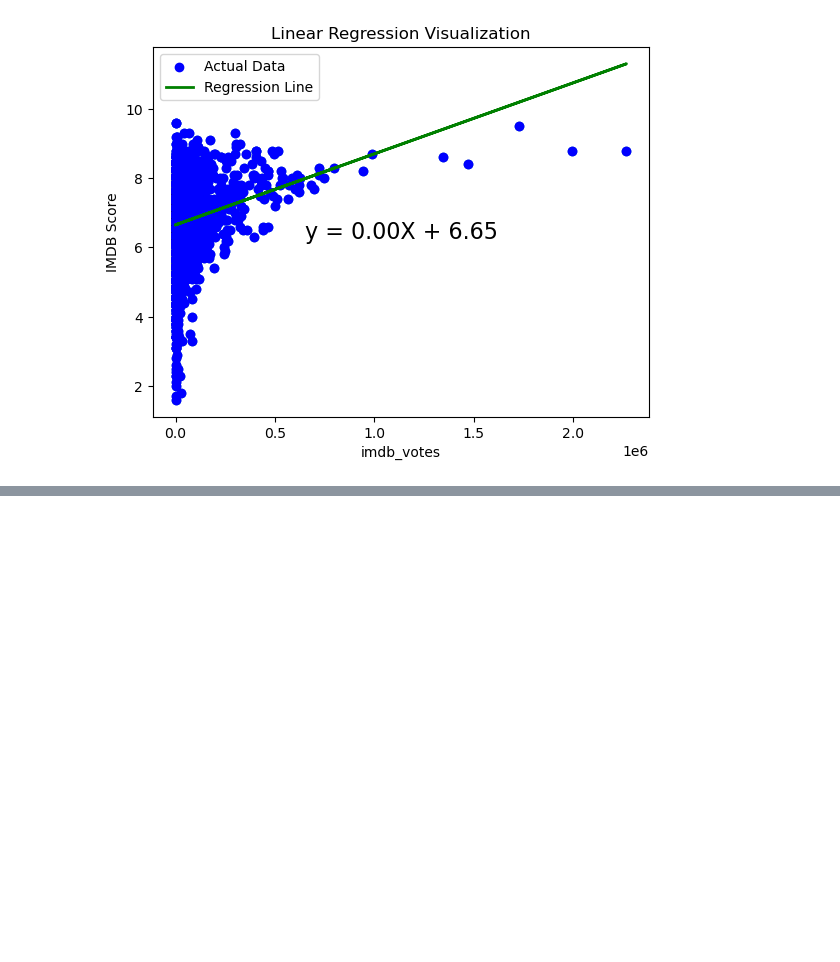
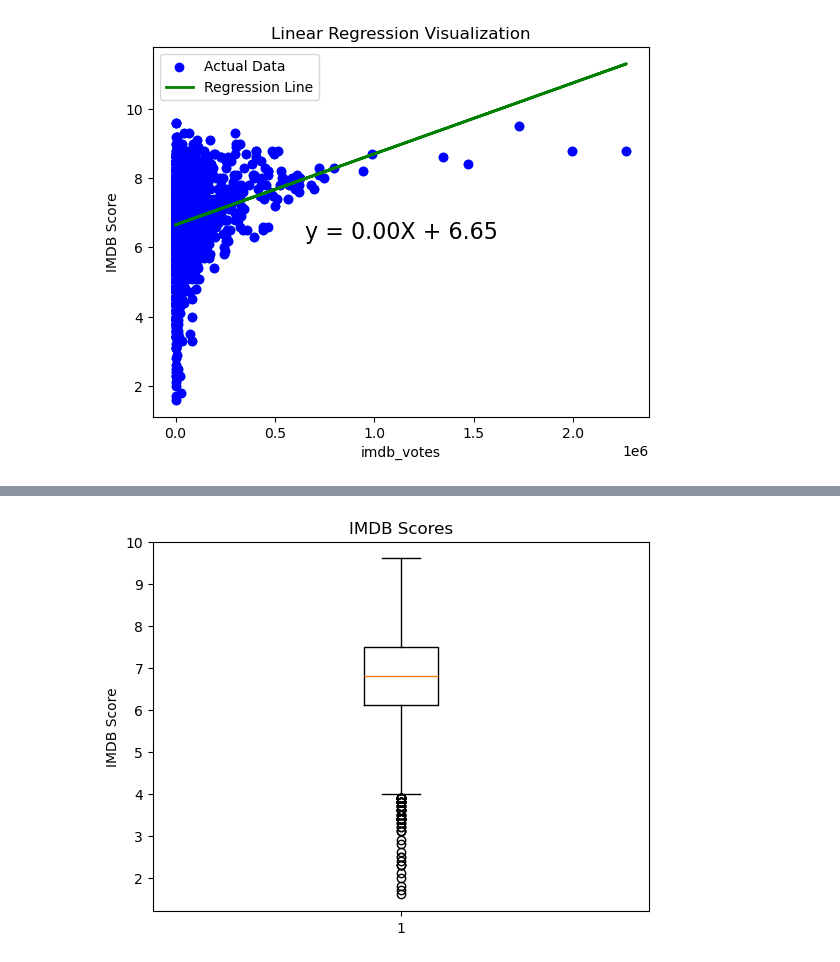
Before and after one commit to eelizondo1226/project_1_group_08, a Jupyter notebook: marty_work/netflix_imbd. marty.ipynb, the cells around one changed output, grey strips where cells are left out. Drawn from its saved outputs; the diff is of its cells as text; code cells hidden in the pictures; blank space fills up the shorter version.

Commit message:
Add Box Plots

```diff
--- a/marty_work/netflix_imbd. marty.ipynb
+++ b/marty_work/netflix_imbd. marty.ipynb
@@ -165,0 +166,8 @@ P-Value: 0.13689634563921163
+# %%
+# Box plot for IMDb scores
+plt.boxplot(clean_df["imdb_score"])
+plt.title('IMDB Scores')
+plt.ylabel('IMDB Score')
+plt.show()
+# %% [output]
+[figure, added]
```
Also changed, not shown: parts of 3 cells of this notebook, 1 other file.
